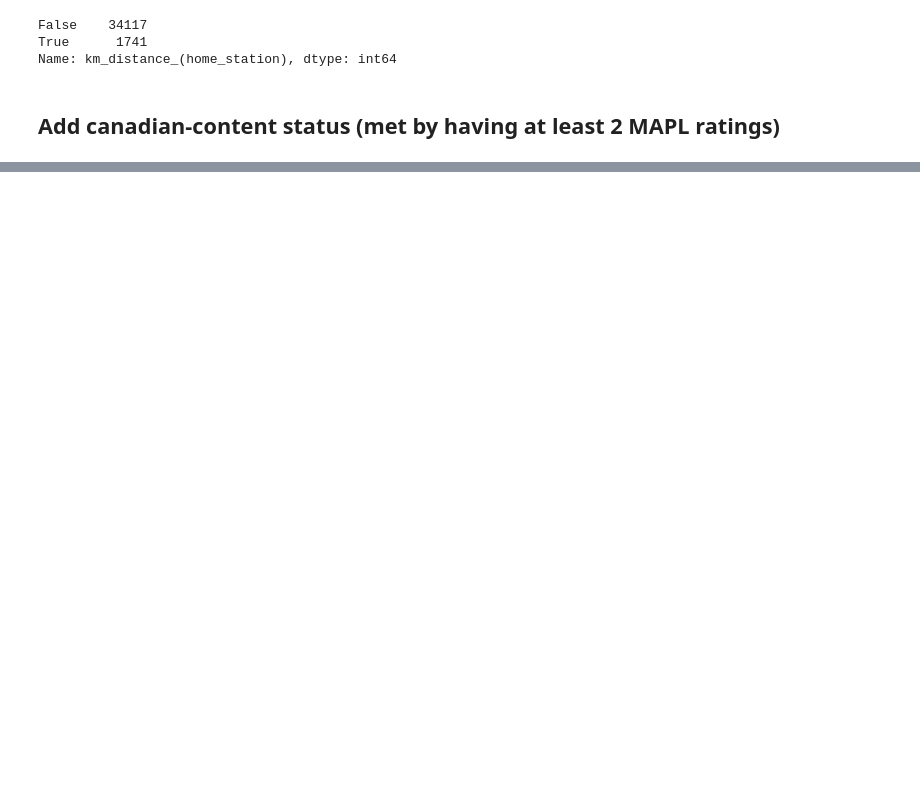
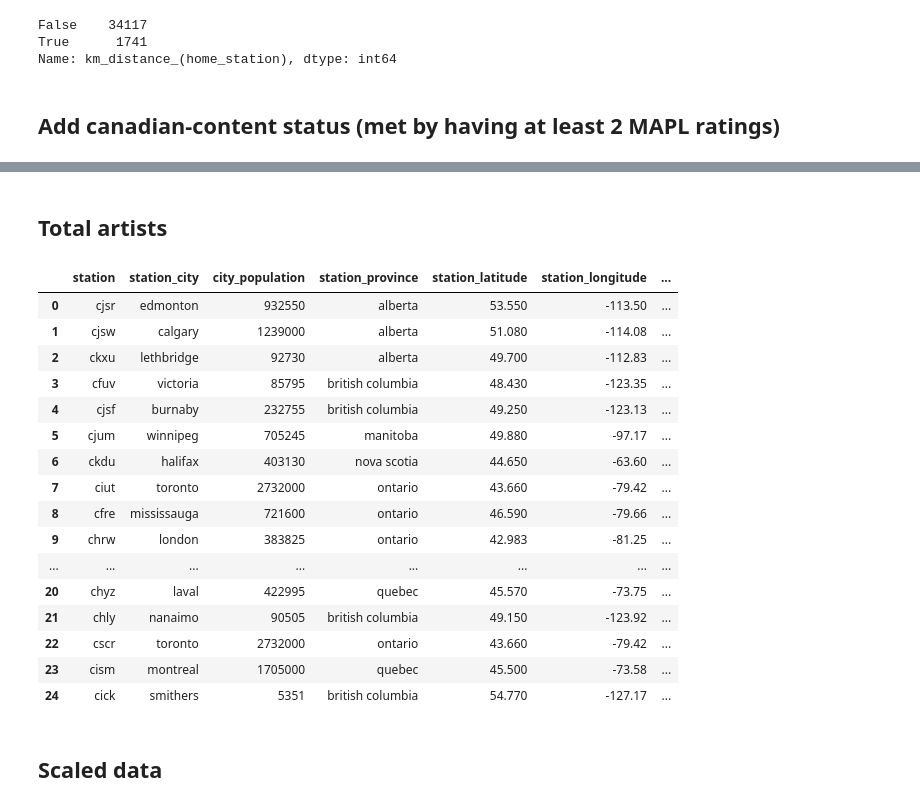
Before and after one commit to OwenBrush/canadian-hip-hop-radio-analysis, a Jupyter notebook: data_cleaning.ipynb, the cells around one changed output, grey strips where cells are left out. Cells and saved outputs as stored; diff of their text form; code cells hidden in the pictures; blank space fills up the shorter version.

Commit message:
began assembling new station table

```diff
--- a/data_cleaning.ipynb
+++ b/data_cleaning.ipynb
@@ -274,0 +371,32 @@ df.to_csv('data/clean_data.csv')
+# %% [markdown]
+## Total artists
+# %%
+table_df['total_artists'] = [ df[df['station'] == x ]['artist_name(s)'].nunique() for x in table_df['station'].unique()]
+# %%
+table_df['artist_to_play_ratio'] = table_df['total_artists'] / table_df['total_plays']
+# %%
+table_df['artist_to_population_ratio'] = table_df['total_artists'] / table_df['city_population']
+# %%
+table_df['poc_artists'] = [[ df[df['station'] == x ]['visible_ethnic_minority'].value_counts(normalize=True)][0]['yes'] for x in table_df['station'].unique()]
+# %%
+table_df
+# %% [output]
+|  | station | station_city | city_population | station_province | station_latitude | station_longitude | ... |
+| 0 | cjsr | edmonton | 932550 | alberta | 53.550 | -113.50 | ... |
+| 1 | cjsw | calgary | 1239000 | alberta | 51.080 | -114.08 | ... |
+| 2 | ckxu | lethbridge | 92730 | alberta | 49.700 | -112.83 | ... |
+| 3 | cfuv | victoria | 85795 | british columbia | 48.430 | -123.35 | ... |
+| 4 | cjsf | burnaby | 232755 | british columbia | 49.250 | -123.13 | ... |
+| 5 | cjum | winnipeg | 705245 | manitoba | 49.880 | -97.17 | ... |
+| 6 | ckdu | halifax | 403130 | nova scotia | 44.650 | -63.60 | ... |
+| 7 | ciut | toronto | 2732000 | ontario | 43.660 | -79.42 | ... |
+| 8 | cfre | mississauga | 721600 | ontario | 46.590 | -79.66 | ... |
+| 9 | chrw | london | 383825 | ontario | 42.983 | -81.25 | ... |
+| ... | ... | ... | ... | ... | ... | ... | ... |
+| 20 | chyz | laval | 422995 | quebec | 45.570 | -73.75 | ... |
+| 21 | chly | nanaimo | 90505 | british columbia | 49.150 | -123.92 | ... |
+| 22 | cscr | toronto | 2732000 | ontario | 43.660 | -79.42 | ... |
+| 23 | cism | montreal | 1705000 | quebec | 45.500 | -73.58 | ... |
+| 24 | cick | smithers | 5351 | british columbia | 54.770 | -127.17 | ... |
+# %% [markdown]
+## Scaled data
```
Also changed, not shown: parts of 15 cells of this notebook, 2 other files.
